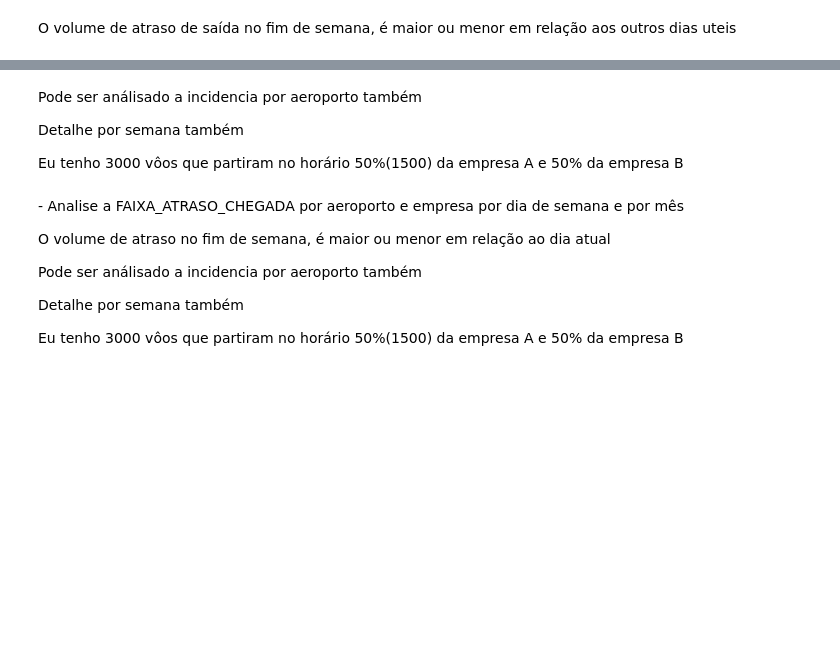
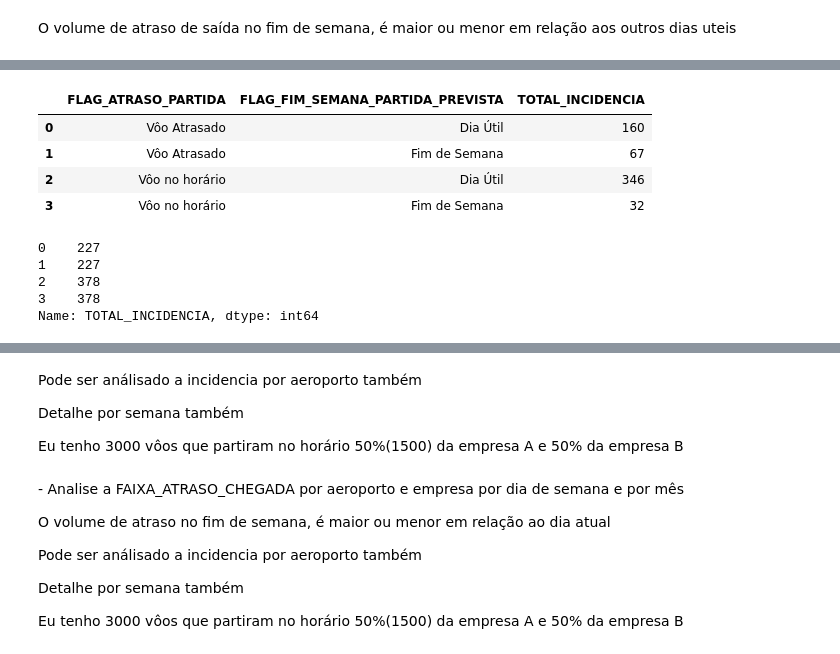
Before and after one commit to rodrigorocha1/dashboard_dados_voos_python, a Jupyter notebook: notebooks/visualizacoes.ipynb, the cells around one changed output, grey strips where cells are left out. Saved outputs shown, nothing was run; the diff lists cells and outputs as text; code cells hidden in the pictures; blank space fills up the shorter version.

```diff
--- a/notebooks/visualizacoes.ipynb
+++ b/notebooks/visualizacoes.ipynb
@@ -979,10 +987,13 @@ colunas = [
     'MES_PARTIDA_PREVISTA',
     'NOME_MES_PARTIDA_PREVISTA',
     'DIA_DA_SEMANA_PARTIDA_PREVISTA',
-    'FAIXA_ATRASO_PARTIDA'
+    'INDICE_SEMANA_PARTIDA_PREVISTA',
+    'FAIXA_ATRASO_PARTIDA',
+    'FLAG_ATRASO_PARTIDA',
+    'FLAG_FIM_SEMANA_PARTIDA_PREVISTA'
 ]
 # %%
-teste = pd.read_parquet('../data/df_final.parquet', columns=colunas)
+teste = pd.read_parquet(caminho_base, columns=colunas)
 teste.head()
 # %% [output]
 |  | NOME_AEROPORTO_ORIGEM | SIGLA_ICAO_EMPRESA_AEREA | SIGLA_ICAO_AEROPORTO_ORIGEM | NOME_EMPRESA | MES_PARTIDA_PREVISTA | ... |
@@ -1041,0 +1087,16 @@ The default of observed=False is deprecated and will be changed to True in a fut
+# %%
+df_incidencia
+# %% [output]
+|  | FLAG_ATRASO_PARTIDA | FLAG_FIM_SEMANA_PARTIDA_PREVISTA | TOTAL_INCIDENCIA |
+| 0 | Vôo Atrasado | Dia Útil | 160 |
+| 1 | Vôo Atrasado | Fim de Semana | 67 |
+| 2 | Vôo no horário | Dia Útil | 346 |
+| 3 | Vôo no horário | Fim de Semana | 32 |
+# %%
+df_incidencia.groupby('FLAG_ATRASO_PARTIDA')['TOTAL_INCIDENCIA'].transform('sum')
+# %% [output]
+0    227
+1    227
+2    378
+3    378
+Name: TOTAL_INCIDENCIA, dtype: int64
```
Also changed, not shown: parts of 28 cells of this notebook.
